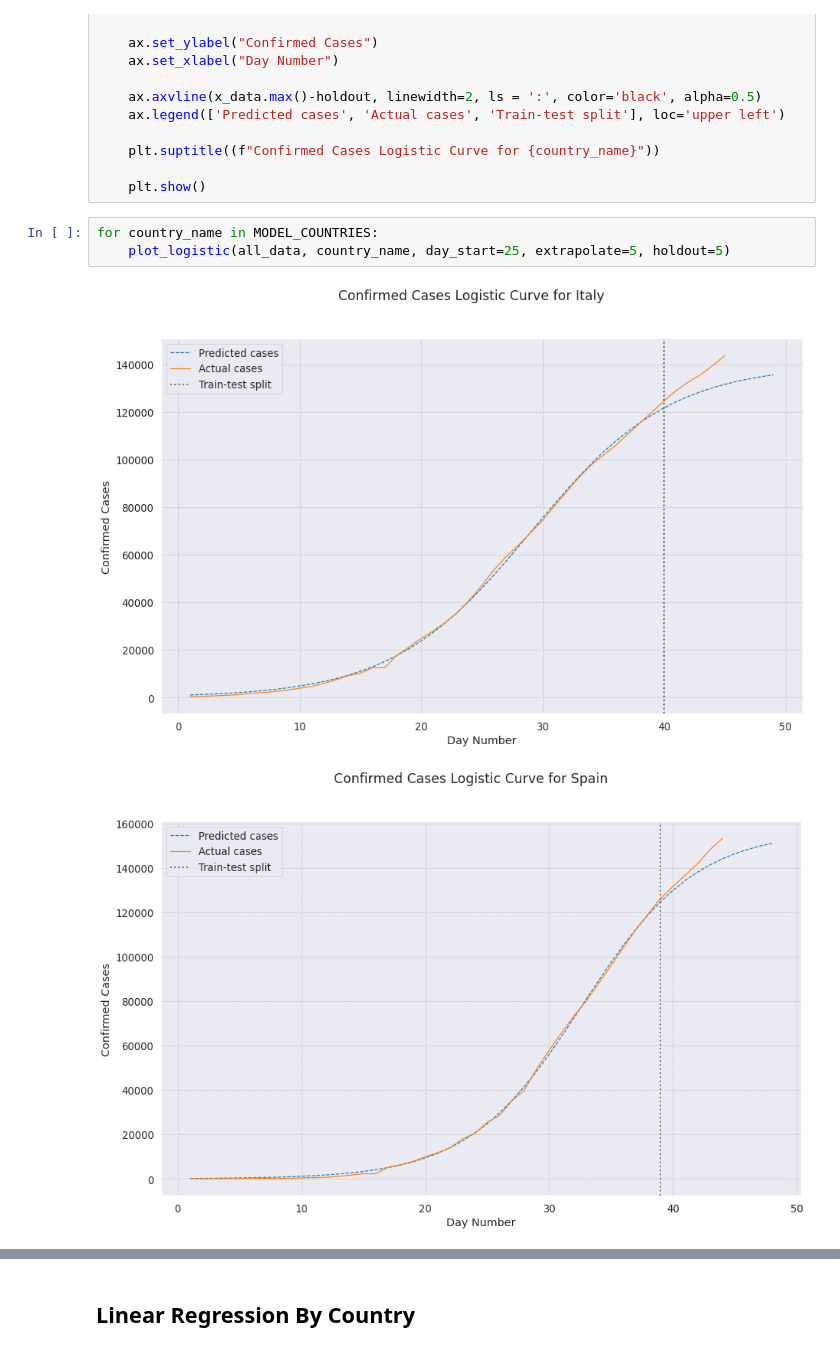
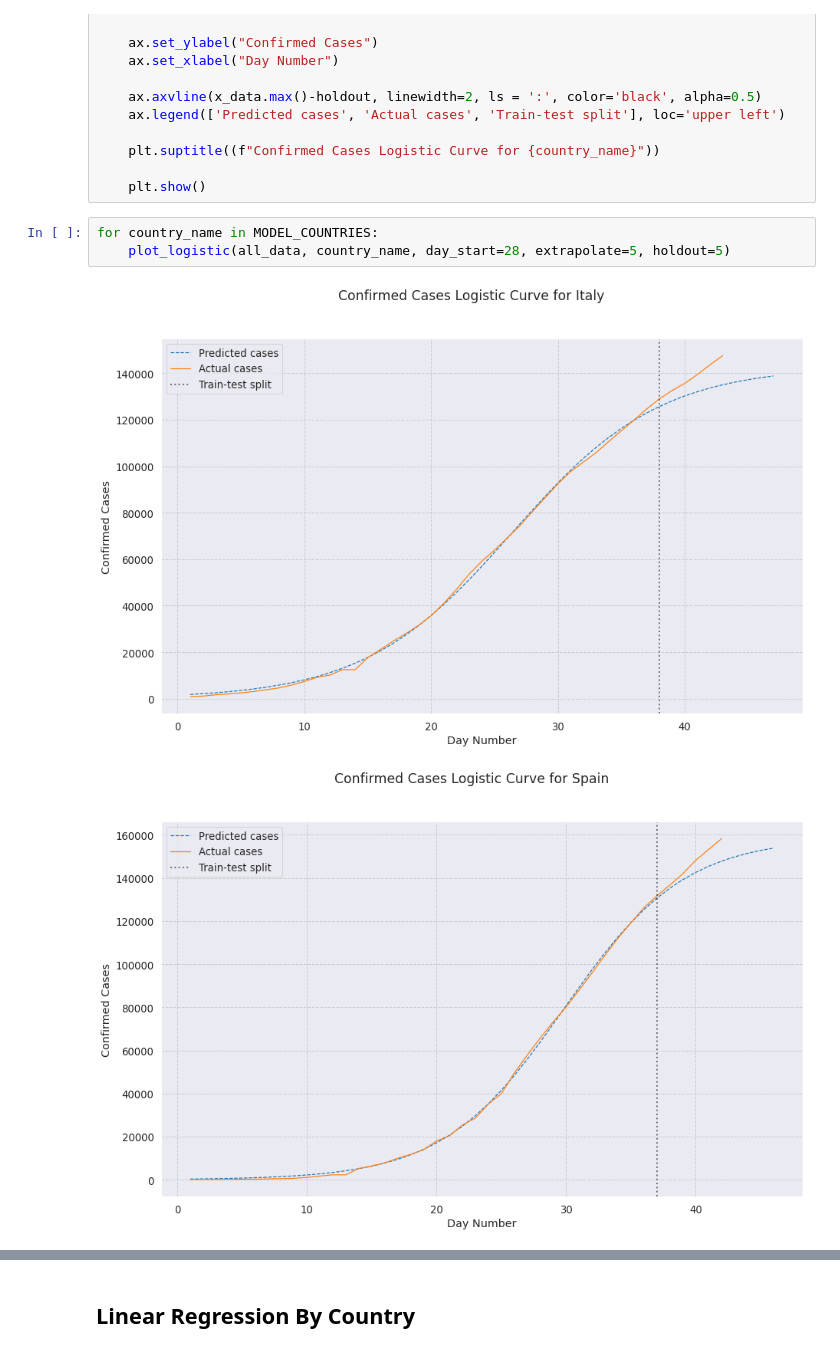
Before and after one commit to rdcolema/covid19-tracking, a Jupyter notebook: covid_forecasting.ipynb, the cells around one changed output, grey strips where cells are left out. Drawn from its saved outputs; the diff is of its cells as text.

```diff
--- a/covid_forecasting.ipynb
+++ b/covid_forecasting.ipynb
@@ -253,7 +253,7 @@ def plot_logistic(df, country_name, day_start=0, extrapolate=5, holdout=5):
     plt.show()
 # %%
 for country_name in MODEL_COUNTRIES:
-    plot_logistic(all_data, country_name, day_start=25, extrapolate=5, holdout=5)
+    plot_logistic(all_data, country_name, day_start=28, extrapolate=5, holdout=5)
 # %% [output]
-[figure, old version]
+[figure, new version]
-[figure, old version]
+[figure, new version]
```
Also changed, not shown: parts of 5 cells of this notebook, 2 other files.
